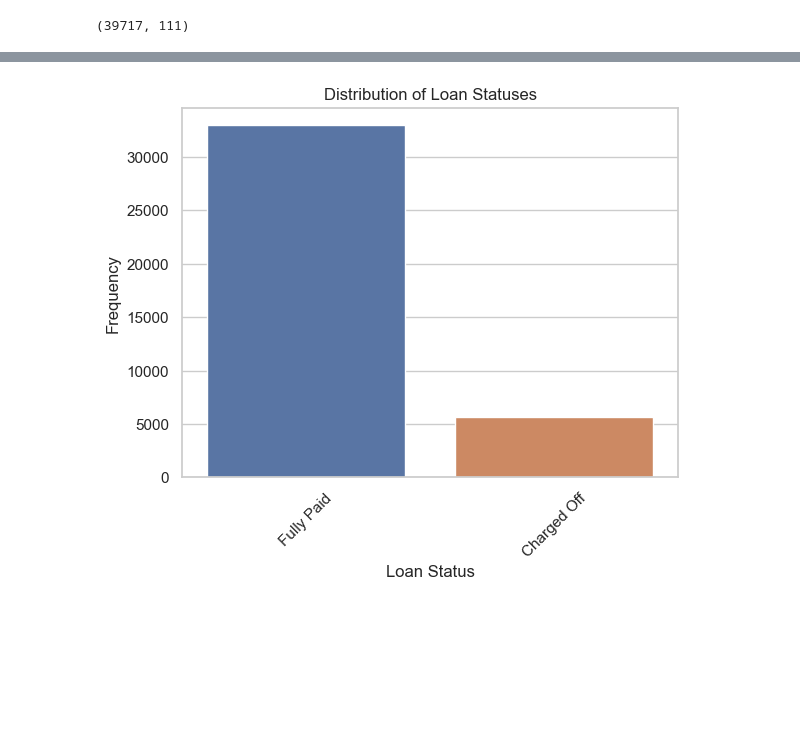
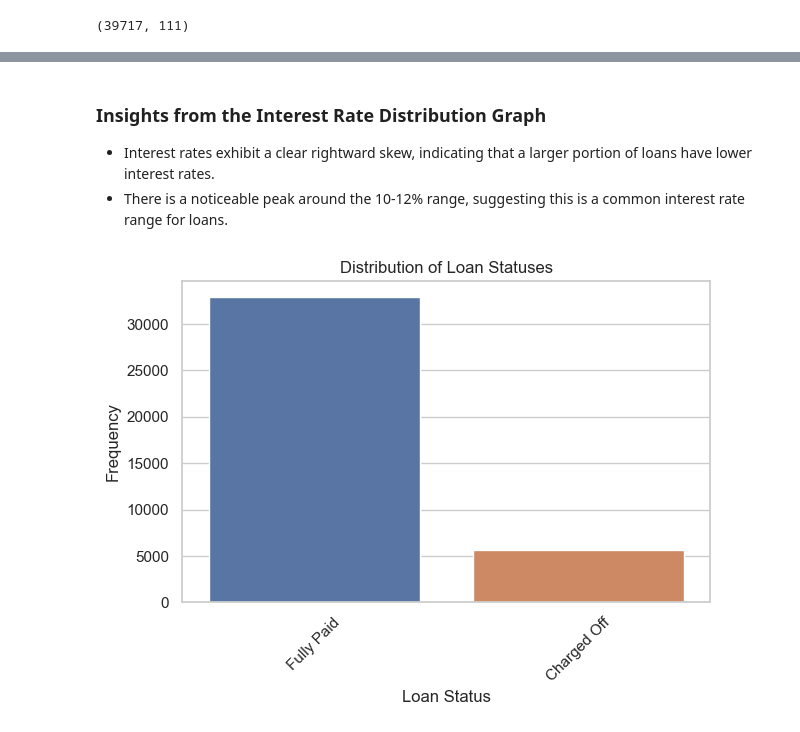
Before and after one commit to sowmilydutta/Lending_Club_Case_Study, a Jupyter notebook: Sowmily_Dutta_Case_study.ipynb, the cells around one changed output, grey strips where cells are left out. Drawn from its saved outputs; the diff is of its cells as text; code cells hidden in the pictures; blank space fills up the shorter version.

```diff
--- a/Sowmily_Dutta_Case_study.ipynb
+++ b/Sowmily_Dutta_Case_study.ipynb
@@ -68,5 +73,6 @@ dtype: float64
 missing_threshold = 0.7 * len(df)
 df_cleaned = df.dropna(thresh=missing_threshold, axis=1)
 not_reqd = ["member_id","policy_code","url","zip_code","emp_title","title","last_pymnt_d",
-            "out_prncp","out_prncp_inv","revol_bal","addr_state","issue_d","pymnt_plan","initial_list_status"]
+            "out_prncp","out_prncp_inv","revol_bal","pymnt_plan","issue_d","initial_list_status","application_type",
+            "acc_now_delinq", "delinq_amnt"]
 df_cleaned = df_cleaned.drop(not_reqd,axis=1)
@@ -194,10 +187,15 @@ plt.show()
+# %% [markdown]
+### Insights from the Interest Rate Distribution Graph
+- Interest rates exhibit a clear rightward skew, indicating that a larger portion of loans have lower interest rates.
+- There is a noticeable peak around the 10-12% range, suggesting this is a common interest rate range for loans.
 # %%
-# Plot the distribution of Loan Status
+# Figure 3: Plot the distribution of Loan Status
 sns.countplot(data=df_cleaned, x='loan_status', order=df_cleaned['loan_status'].value_counts().index)
 plt.title('Distribution of Loan Statuses')
 plt.xlabel('Loan Status')
 plt.ylabel('Frequency')
 plt.xticks(rotation=45)
+plt.tight_layout()
 plt.show()
 # %% [output]
-[figure, old version]
+[figure, new version]
```
Also changed, not shown: parts of 40 cells of this notebook.
